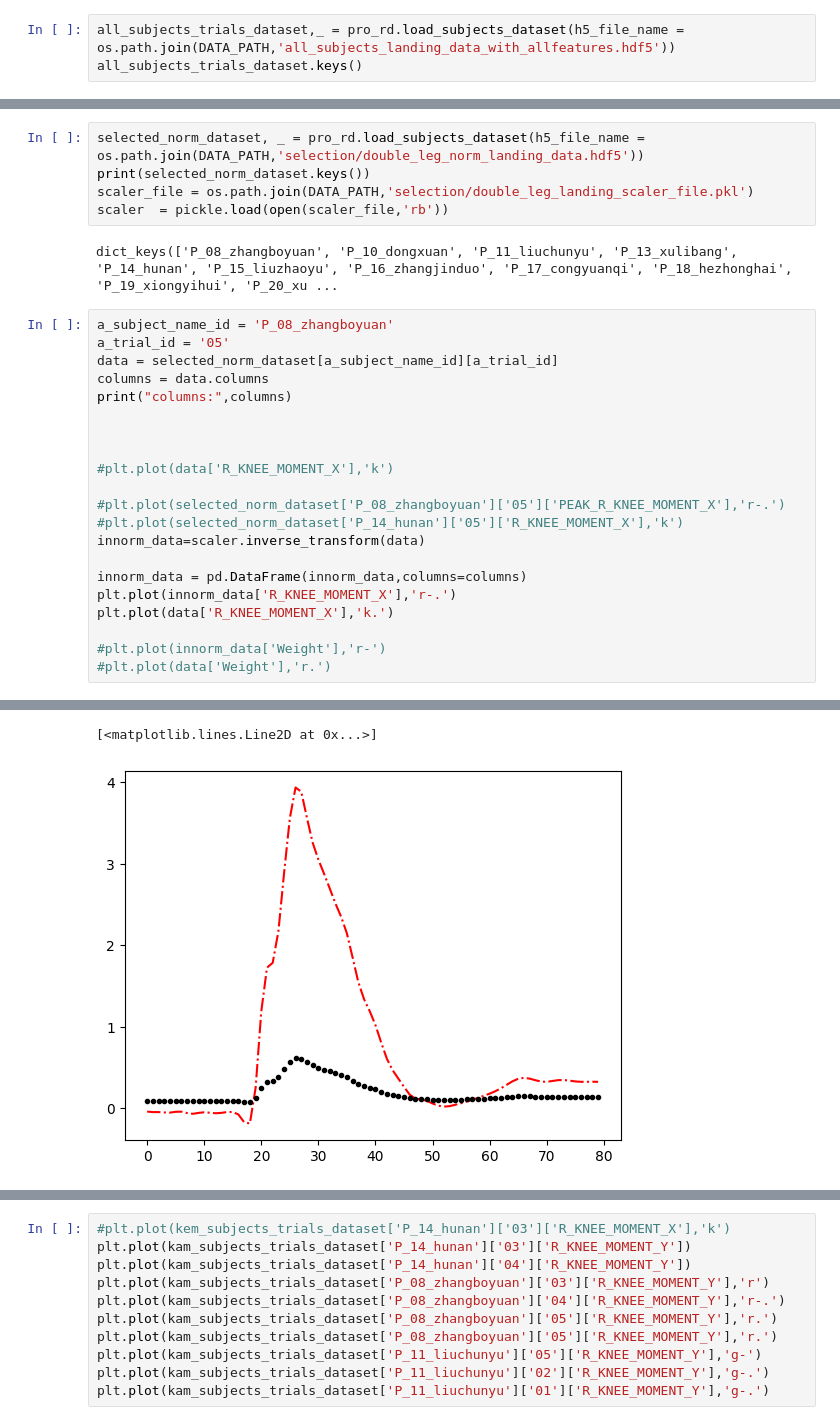
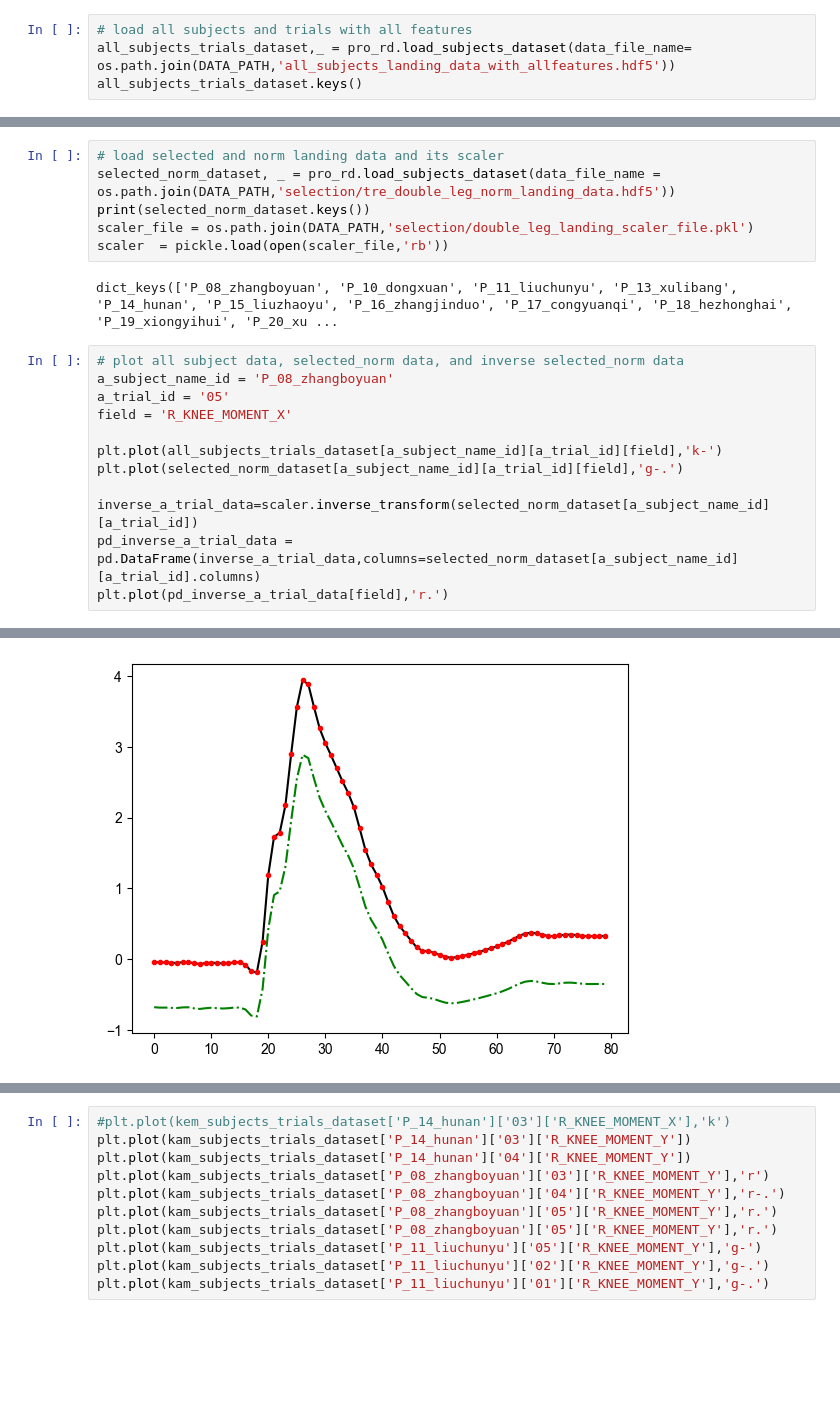
Before and after one commit to sunzhon/transfer_learning_for_droplanding, a Jupyter notebook: jupyter-lab/training_data_analysis.ipynb, the cells around one changed output, grey strips where cells are left out. Saved outputs shown, nothing was run; the diff lists cells and outputs as text; blank space fills up the shorter version.

```diff
--- a/jupyter-lab/training_data_analysis.ipynb
+++ b/jupyter-lab/training_data_analysis.ipynb
@@ -35,7 +35,8 @@ logging.basicConfig(level=logging.ERROR)
 # %% [markdown]
 ## Analysis the all subjects landing data with and with normalization
 # %%
-all_subjects_trials_dataset,_ = pro_rd.load_subjects_dataset(h5_file_name = os.path.join(DATA_PATH,'all_subjects_landing_data_with_allfeatures.hdf5'))
+# load all subjects and trials with all features
+all_subjects_trials_dataset,_ = pro_rd.load_subjects_dataset(data_file_name= os.path.join(DATA_PATH,'all_subjects_landing_data_with_allfeatures.hdf5'))
 all_subjects_trials_dataset.keys()
 # %% [output]
 dict_keys(['P_08_zhangboyuan', 'P_09_libang', 'P_10_dongxuan', 'P_11_liuchunyu', 'P_12_fuzijun', 'P_13_xulibang', 'P_14_hunan', 'P_15_liuzhaoyu', 'P_16_zhangjinduo', 'P_17_congyuanqi', 'P_18_hezhongha ...
@@ -59,29 +56,21 @@ plt.plot(all_subjects_trials_dataset['P_22_zhangning']['01']['R_KNEE_MOMENT_X'],
 # %%
-selected_norm_dataset, _ = pro_rd.load_subjects_dataset(h5_file_name = os.path.join(DATA_PATH,'selection/double_leg_norm_landing_data.hdf5'))
+# load selected and norm landing data and its scaler
+selected_norm_dataset, _ = pro_rd.load_subjects_dataset(data_file_name = os.path.join(DATA_PATH,'selection/tre_double_leg_norm_landing_data.hdf5'))
 print(selected_norm_dataset.keys())
 scaler_file = os.path.join(DATA_PATH,'selection/double_leg_landing_scaler_file.pkl')
 scaler  = pickle.load(open(scaler_file,'rb'))
 # %% [output]
 dict_keys(['P_08_zhangboyuan', 'P_10_dongxuan', 'P_11_liuchunyu', 'P_13_xulibang', 'P_14_hunan', 'P_15_liuzhaoyu', 'P_16_zhangjinduo', 'P_17_congyuanqi', 'P_18_hezhonghai', 'P_19_xiongyihui', 'P_20_xu ...
 # %%
+# plot all subject data, selected_norm data, and inverse selected_norm data
 a_subject_name_id = 'P_08_zhangboyuan'
 a_trial_id = '05'
-data = selected_norm_dataset[a_subject_name_id][a_trial_id]
-columns = data.columns
-print("columns:",columns)
+field = 'R_KNEE_MOMENT_X'
 
+plt.plot(all_subjects_trials_dataset[a_subject_name_id][a_trial_id][field],'k-')
+plt.plot(selected_norm_dataset[a_subject_name_id][a_trial_id][field],'g-.')
 
-
-#plt.plot(data['R_KNEE_MOMENT_X'],'k')
-
-#plt.plot(selected_norm_dataset['P_08_zhangboyuan']['05']['PEAK_R_KNEE_MOMENT_X'],'r-.')
-#plt.plot(selected_norm_dataset['P_14_hunan']['05']['R_KNEE_MOMENT_X'],'k')
-innorm_data=scaler.inverse_transform(data)
-
-innorm_data = pd.DataFrame(innorm_data,columns=columns)
-plt.plot(innorm_data['R_KNEE_MOMENT_X'],'r-.')
-plt.plot(data['R_KNEE_MOMENT_X'],'k.')
-
-#plt.plot(innorm_data['Weight'],'r-')
-#plt.plot(data['Weight'],'r.')
+inverse_a_trial_data=scaler.inverse_transform(selected_norm_dataset[a_subject_name_id][a_trial_id])
+pd_inverse_a_trial_data = pd.DataFrame(inverse_a_trial_data,columns=selected_norm_dataset[a_subject_name_id][a_trial_id].columns)
+plt.plot(pd_inverse_a_trial_data[field],'r.')
 # %% [output]
@@ -96,2 +78 @@ columns: Index(['CHEST_Accel_X', 'CHEST_Accel_Y', 'CHEST_Accel_Z', 'CHEST_Gyro_X
-[<matplotlib.lines.Line2D at 0x...>]
-[figure, old version]
+[figure, new version]
```
Also changed, not shown: parts of 17 cells of this notebook, 7 other files.
